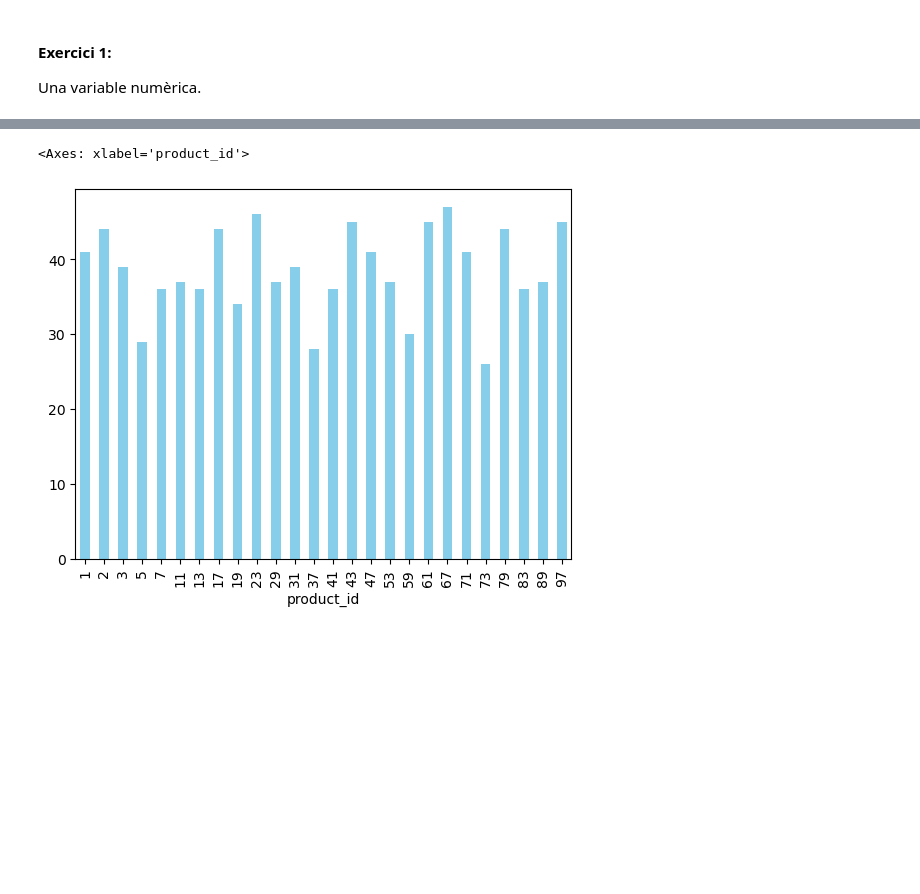
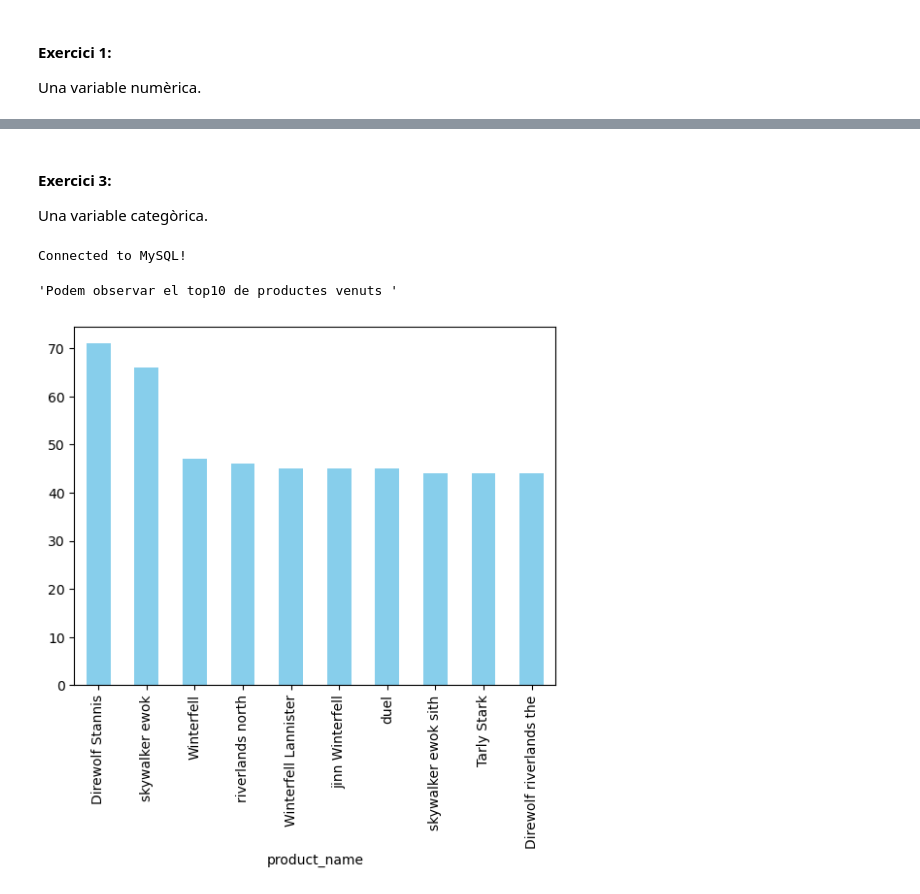
Before and after one commit to aleix-gb/Aleix-Gabarro-sprints, a Jupyter notebook: Sprint 8/Sprint 8.ipynb, the cells around one changed output, grey strips where cells are left out. Drawn from its saved outputs; the diff is of its cells as text; code cells hidden in the pictures; blank space fills up the shorter version.

```diff
--- a/Sprint 8/Sprint 8.ipynb
+++ b/Sprint 8/Sprint 8.ipynb
@@ -120,7 +147,31 @@ import numpy as np
+# %% [markdown]
+#### Exercici 3:
+Una variable categòrica.
 # %%
-df = dataframes["trasac_products"]
-productes = df.groupby("product_id")["product_id"].count()
-productes.plot(kind="bar", color="skyblue")
+import mysql.connector
+connection = mysql.connector.connect(
+    host="localhost",
+    port=3306,
+    user="root",
+    password="Gabarro-0112",
+    database="s4_transactions"
+)
+
+import matplotlib.pyplot as plt
+import numpy as np
+
+df1 = dataframes["trasac_products"]
+df2 = dataframes["products"]
+
+df1["product_id"] = df1["product_id"].astype(str)
+df2["id"] = df2["id"].astype(str)
+
+unio = df1.merge(df2, left_on="product_id", right_on="id", how="left")
+productes = unio.groupby("product_name")["product_id"].count().sort_values(ascending = False).head(10)
+productes.plot(kind="bar", color="skyblue")  #el resultat canvia si fem groupby de product_name o product_id. Hi ha + d'1 product_id amb el mateix name
+
+"""Podem observar el top10 de productes venuts """
 # %% [output]
-<Axes: xlabel='product_id'>
+Connected to MySQL!
+'Podem observar el top10 de productes venuts '
-[figure, old version]
+[figure, new version]
```
Also changed, not shown: parts of 9 cells of this notebook.
